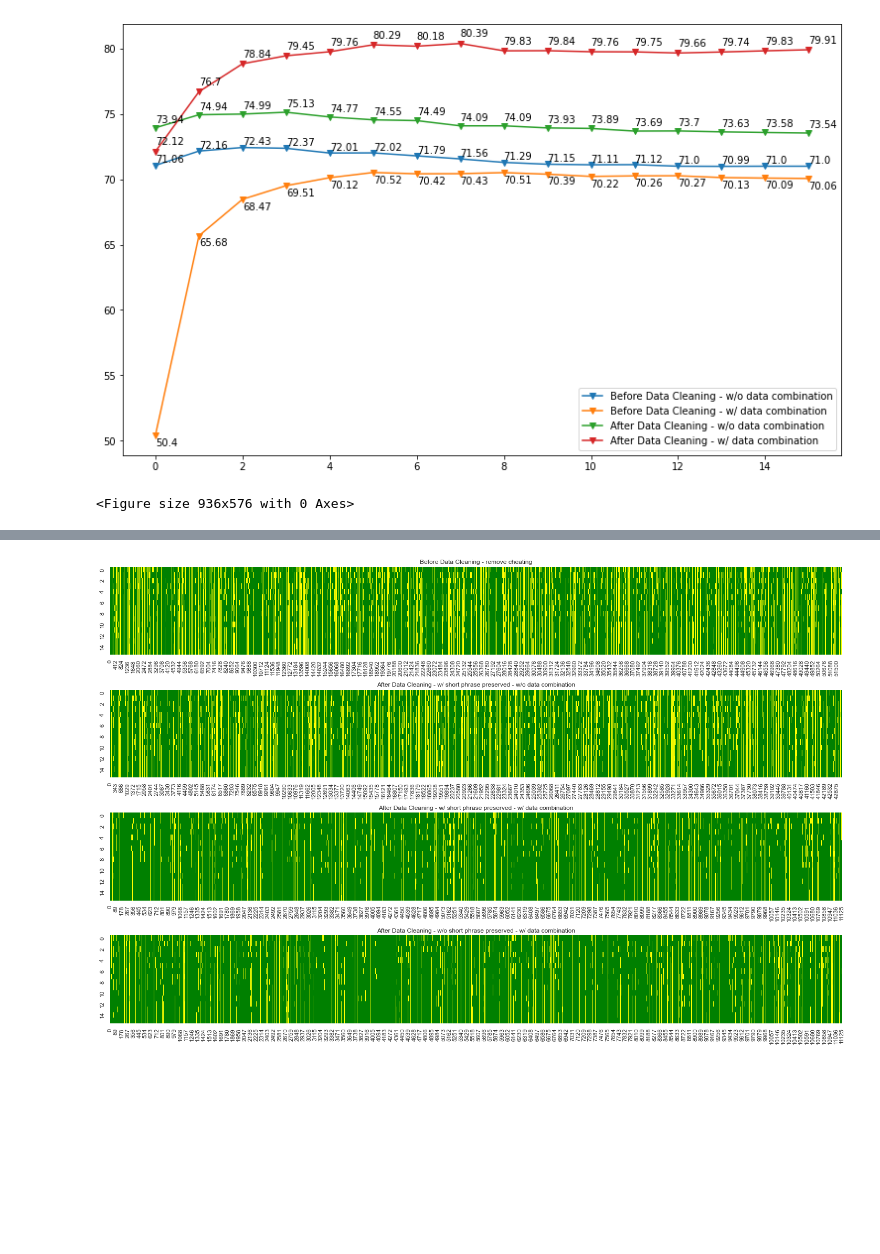
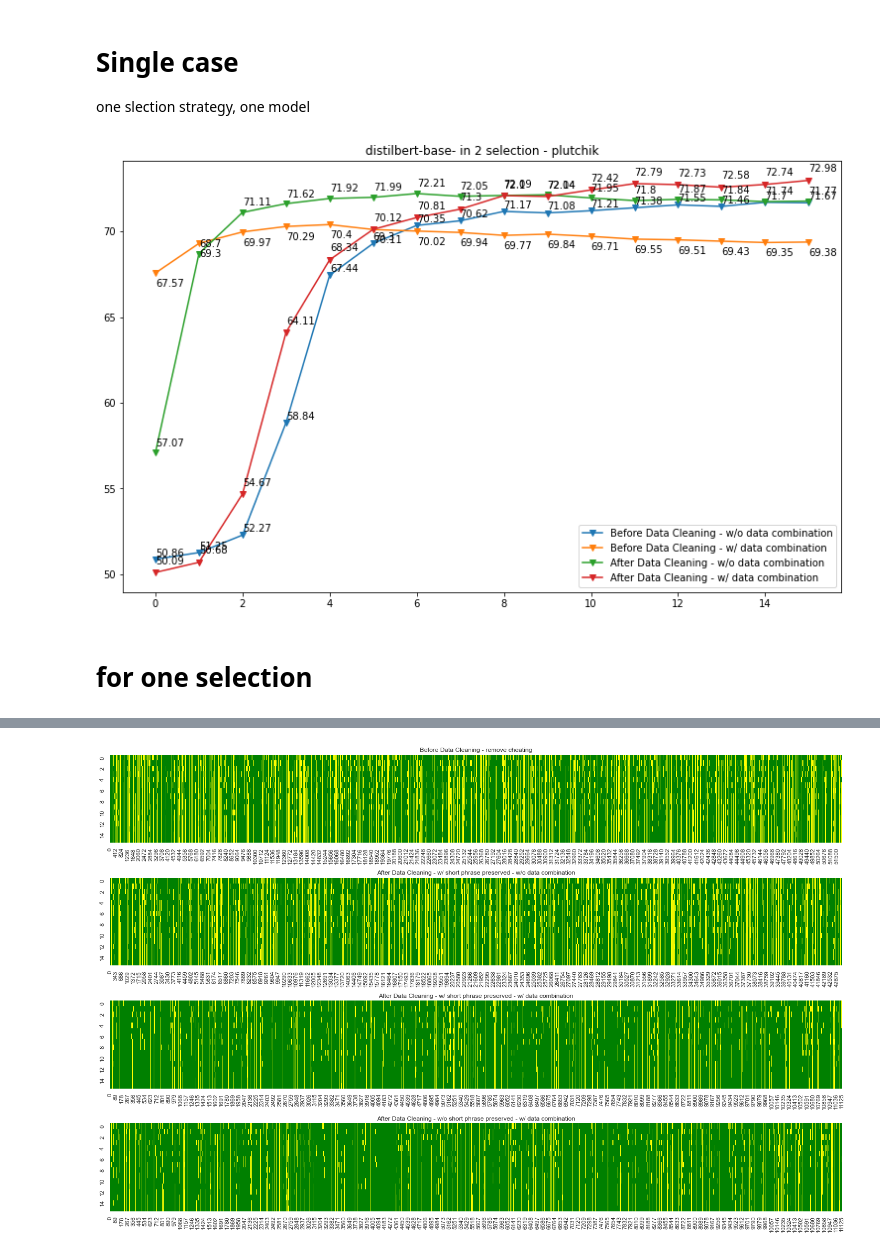
Before and after one commit to Stry233/A-Emotion-Data-Cleaning-Pipeline-for-Enhancing-Data-Reliability, a Jupyter notebook: model/multipleChoice/[Plutchik] resultVisualization.ipynb, the cells around one changed output, grey strips where cells are left out. Drawn from its saved outputs; the diff is of its cells as text; code cells hidden in the pictures; blank space fills up the shorter version.

```diff
--- a/model/multipleChoice/[Plutchik] resultVisualization.ipynb
+++ b/model/multipleChoice/[Plutchik] resultVisualization.ipynb
@@ -2,43 +2,55 @@
 import pandas as pd
 import numpy as np
 import math
+# %% [markdown]
+# Single case
+one slection strategy, one model
 # %%
 def readEvalInfo(filePath):
     return pd.read_csv(filePath)[~ pd.read_csv(filePath)['eval_loss'].isnull()].reset_index(drop=True)
 # %%
-evalInfo_clean_noCombin = readEvalInfo('./trainingMetric/[plutchik]trainingInfo-clean-noCombin-v1.csv')
-evalInfo_clean = readEvalInfo('./trainingMetric/[plutchik]trainingInfo-clean-v1.csv')
-evalInfo_original_plutchik = readEvalInfo('./trainingMetric/[plutchik]trainingInfo-original-plutchik-v1.csv')
-evalInfo_original = readEvalInfo('./trainingMetric/[plutchik]trainingInfo-original.csv')
+modelName = 'distilbert-base'
+selectionNum = 2
+
+evalInfo_plutchik_clean_noCombin = readEvalInfo(f'./trainingMetric/[Plutchik] {selectionNum}Select/TI-{modelName}-clean-noCombin-v1.csv')
+evalInfo_plutchik_clean = readEvalInfo(f'./trainingMetric/[Plutchik] {selectionNum}Select/TI-{modelName}-clean-v1.csv')
+evalInfo_plutchik_original_noCombin = readEvalInfo(f'./trainingMetric/[Plutchik] {selectionNum}Select/TI-{modelName}-original-plutchik-noCombin-v1.csv')
+evalInfo_plutchik_original = readEvalInfo(f'./trainingMetric/[Plutchik] {selectionNum}Select/TI-{modelName}-original-plutchik-v1.csv')
 # %%
-import matplotlib.pyplot as plt
-plt.rcParams['figure.figsize'] = (13.0, 8.0)
-x = range(16)
-y0 = [ round(x*100, 2) for x in evalInfo_original['eval_accuracy']]
-y1 = [ round(x*100, 2) for x in evalInfo_original_plutchik['eval_accuracy']]
-y2 = [ round(x*100, 2) for x in evalInfo_clean_noCombin['eval_accuracy']]
-y3 = [ round(x*100, 2) for x in evalInfo_clean['eval_accuracy']]
+def drawOneSelectionPlutchik(evalInfo_plutchik_clean_noCombin,
+                             evalInfo_plutchik_clean,
+                             evalInfo_plutchik_original_noCombin,
+                             evalInfo_plutchik_original):
+    import matplotlib.pyplot as plt
+    plt.rcParams['figure.figsize'] = (13.0, 8.0)
+    x = range(16)
+    y0 = [ round(x*100, 2) for x in evalInfo_plutchik_original['eval_accuracy']]
+    y1 = [ round(x*100, 2) for x in evalInfo_plutchik_original_noCombin['eval_accuracy']]
+    y2 = [ round(x*100, 2) for x in evalInfo_plutchik_clean_noCombin['eval_accuracy']]
+    y3 = [ round(x*100, 2) for x in evalInfo_plutchik_clean['eval_accuracy']]
 
-plt.plot(x, y0, label='Before Data Cleaning - w/o data combination', marker='v')
-for a,b in zip(x, y0):
-    plt.text(a, b+0.2, str(b))
+    plt.plot(x, y0, label='Before Data Cleaning - w/o data combination', marker='v')
+    for a,b in zip(x, y0):
+        plt.text(a, b+0.2, str(b))
 
-plt.plot(x, y1, label='Before Data Cleaning - w/ data combination', marker='v')
-for a,b in zip(x, y1):
-    plt.text(a, b-0.8, str(b))
+    plt.plot(x, y1, label='Before Data Cleaning - w/ data combination', marker='v')
+    for a,b in zip(x, y1):
+        plt.text(a, b-0.8, str(b))
 
-plt.plot(x, y2, label='After Data Cleaning - w/o data combination', marker='v')
-for a,b in zip(x, y2):
-    plt.text(a, b+0.4, str(b))
+    plt.plot(x, y2, label='After Data Cleaning - w/o data combination', marker='v')
+    for a,b in zip(x, y2):
+        plt.text(a, b+0.4, str(b))
 
-plt.plot(x, y3, label= 'After Data Cleaning - w/ data combination', marker='v')
-for a,b in zip(x, y3):
-    plt.text(a, b+0.5, str(b))
+    plt.plot(x, y3, label= 'After Data Cleaning - w/ data combination', marker='v')
+    for a,b in zip(x, y3):
+        plt.text(a, b+0.5, str(b))
 
-plt.legend()
-plt.show()
+    plt.title(f"{modelName}- in {selectionNum} selection - plutchik")
+    plt.legend()
+    plt.show()
-# %% [output]
-[figure, removed]
 # %%
+drawOneSelectionPlutchik(evalInfo_plutchik_clean_noCombin, evalInfo_plutchik_clean, evalInfo_plutchik_original_noCombin, evalInfo_plutchik_original)
 # %% [output]
-<Figure size 936x576 with 0 Axes>
+[figure, added]
+# %% [markdown]
+# for one selection
```
Also changed, not shown: parts of 3 cells of this notebook, 45 other files.
